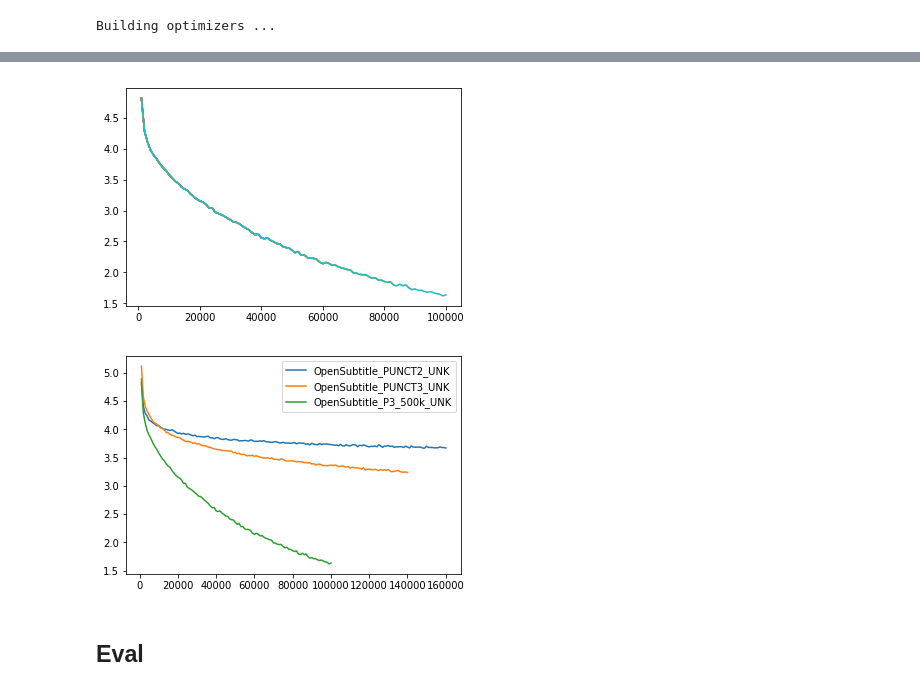
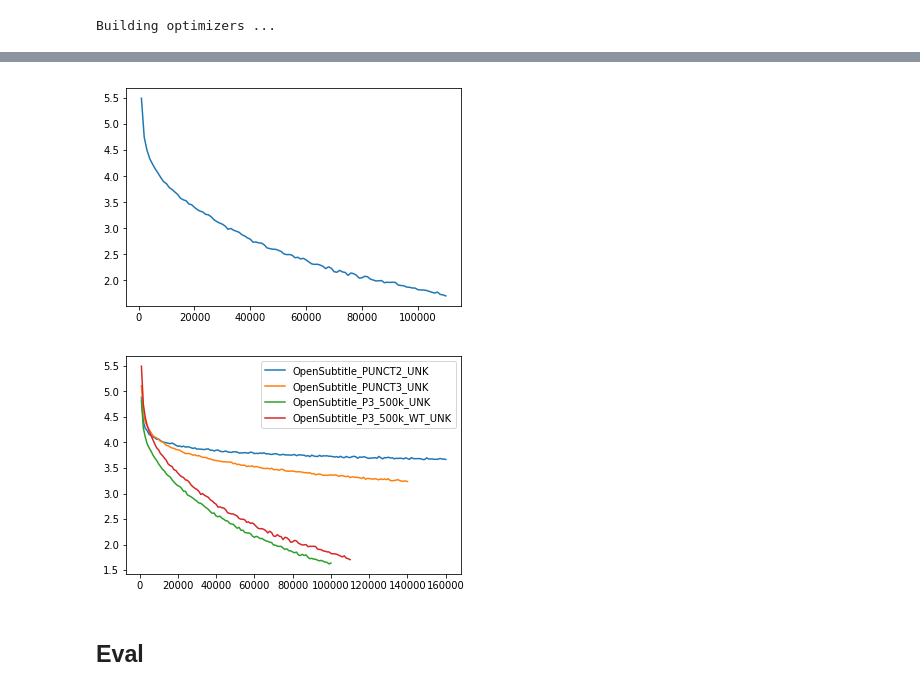
Before and after one commit to Rvbens/Chatbot-en-Espanol, a Jupyter notebook: 2 - Model and Training Nb.ipynb, the cells around one changed output, grey strips where cells are left out. Cells and saved outputs as stored; diff of their text form; code cells hidden in the pictures.

Commit message:
docs: Add weight tying graph

```diff
--- a/2 - Model and Training Nb.ipynb
+++ b/2 - Model and Training Nb.ipynb
@@ -439,7 +437,7 @@ Building optimizers ...
 encoder.train()
 decoder.train()
 # Run training iterations
-for _ in range(10):
+for _ in range(1):
     print(f"No. iterations: {total_iter}")
     trainIters(voc, pairs, encoder, decoder, encoder_optimizer, decoder_optimizer,
                embedding, encoder_n_layers, decoder_n_layers, save_dir, n_iteration, batch_size,
@@ -471,4 +465,4 @@ Wall time: 8h 39min 48s
-[figure, old version]
+[figure, new version]
 # %%
 #tres metodos de tratar la puntuacion, entrenado por 14 "epochs" con 4e4 y 2 con 4e5
 l = list(loss_log.keys())
@@ -476,7 +470,7 @@ for k,v in loss_log.items():
     plot_loss(v)
     plt.gca().legend(l)
 # %% [output]
-[figure, old version]
+[figure, new version]
 # %%
 #next
 #test y subir modelo?
```
Also changed, not shown: parts of 5 cells of this notebook, 3 other files.
